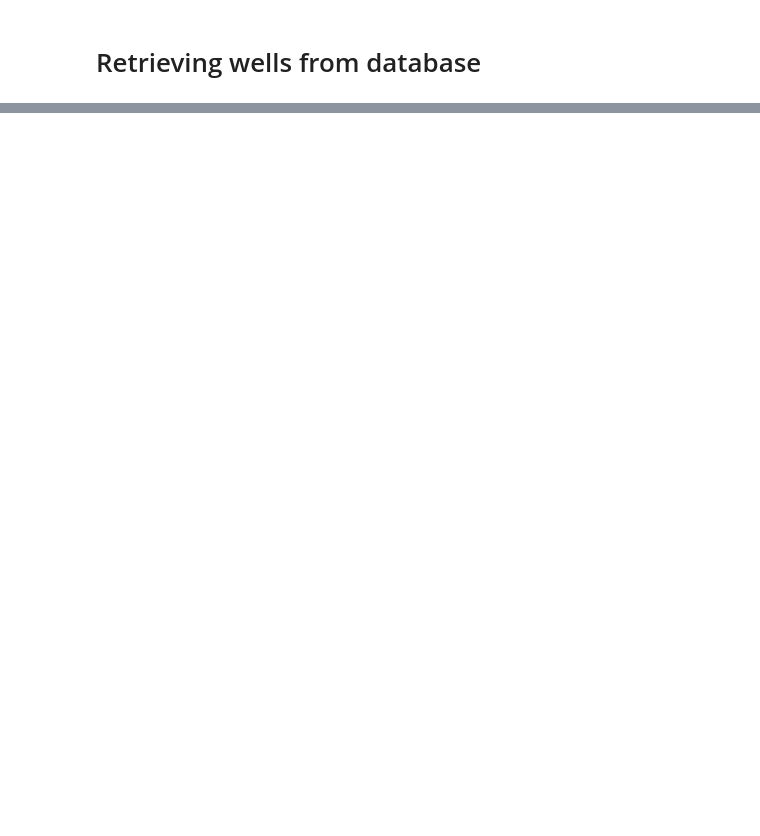
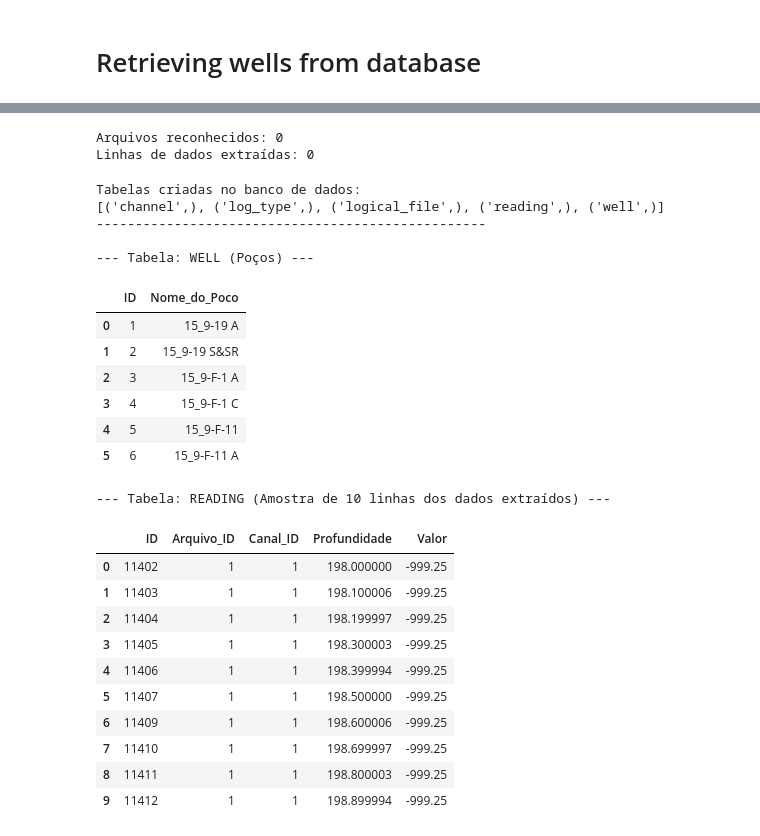
Before and after one commit to mibpaz/well-data-mining, a Jupyter notebook: main.ipynb, the cells around one changed output, grey strips where cells are left out. Saved outputs shown, nothing was run; the diff lists cells and outputs as text; code cells hidden in the pictures; blank space fills up the shorter version.

Commit message:
feat: pipeline de extração de dados LWD/Mudlog para DuckDB e plotagem de suavização

```diff
--- a/main.ipynb
+++ b/main.ipynb
@@ -137,0 +158,56 @@ res
+# %%
+# Conta quantas linhas existem nas tabelas
+qtd_arquivos = db.query("SELECT COUNT(*) FROM logical_file")[0][0]
+qtd_leituras = db.query("SELECT COUNT(*) FROM reading")[0][0]
+
+print(f"Arquivos reconhecidos: {qtd_arquivos}")
+print(f"Linhas de dados extraídas: {qtd_leituras}")
+# %% [output]
+Arquivos reconhecidos: 0
+Linhas de dados extraídas: 0
+# %%
+import pandas as pd
+
+# 1. Mostra quais tabelas (gavetas) existem no banco
+tabelas = db.query("SHOW TABLES;")
+print("Tabelas criadas no banco de dados:")
+print(tabelas)
+print("-" * 50)
+
+# 2. Visualizar a tabela de Poços (well)
+print("\n--- Tabela: WELL (Poços) ---")
+dados_pocos = db.query("SELECT * FROM well")
+df_pocos = pd.DataFrame(dados_pocos, columns=['ID', 'Nome_do_Poco'])
+display(df_pocos) # O comando display desenha a tabela formatada
+
+# 3. Visualizar a tabela de Leituras (reading) - Mostrando só as 10 primeiras linhas para não travar
+print("\n--- Tabela: READING (Amostra de 10 linhas dos dados extraídos) ---")
+dados_leitura = db.query("SELECT * FROM reading LIMIT 10")
+# Se a lista voltar vazia, o DataFrame vai ficar vazio (sinal de que o MUDLOG pulou a extração)
+df_leitura = pd.DataFrame(dados_leitura, columns=['ID', 'Arquivo_ID', 'Canal_ID', 'Profundidade', 'Valor'])
+display(df_leitura)
+# %% [output]
+Tabelas criadas no banco de dados:
+[('channel',), ('log_type',), ('logical_file',), ('reading',), ('well',)]
+--------------------------------------------------
+
+--- Tabela: WELL (Poços) ---
+|  | ID | Nome_do_Poco |
+| 0 | 1 | 15_9-19 A |
+| 1 | 2 | 15_9-19 S&SR |
+| 2 | 3 | 15_9-F-1 A |
+| 3 | 4 | 15_9-F-1 C |
+| 4 | 5 | 15_9-F-11 |
+| 5 | 6 | 15_9-F-11 A |
+--- Tabela: READING (Amostra de 10 linhas dos dados extraídos) ---
+|  | ID | Arquivo_ID | Canal_ID | Profundidade | Valor |
+| 0 | 11402 | 1 | 1 | 198.000000 | -999.25 |
+| 1 | 11403 | 1 | 1 | 198.100006 | -999.25 |
+| 2 | 11404 | 1 | 1 | 198.199997 | -999.25 |
+| 3 | 11405 | 1 | 1 | 198.300003 | -999.25 |
+| 4 | 11406 | 1 | 1 | 198.399994 | -999.25 |
+| 5 | 11407 | 1 | 1 | 198.500000 | -999.25 |
+| 6 | 11409 | 1 | 1 | 198.600006 | -999.25 |
+| 7 | 11410 | 1 | 1 | 198.699997 | -999.25 |
+| 8 | 11411 | 1 | 1 | 198.800003 | -999.25 |
+| 9 | 11412 | 1 | 1 | 198.899994 | -999.25 |
```
Also changed, not shown: parts of 5 cells of this notebook, 1 other file.
